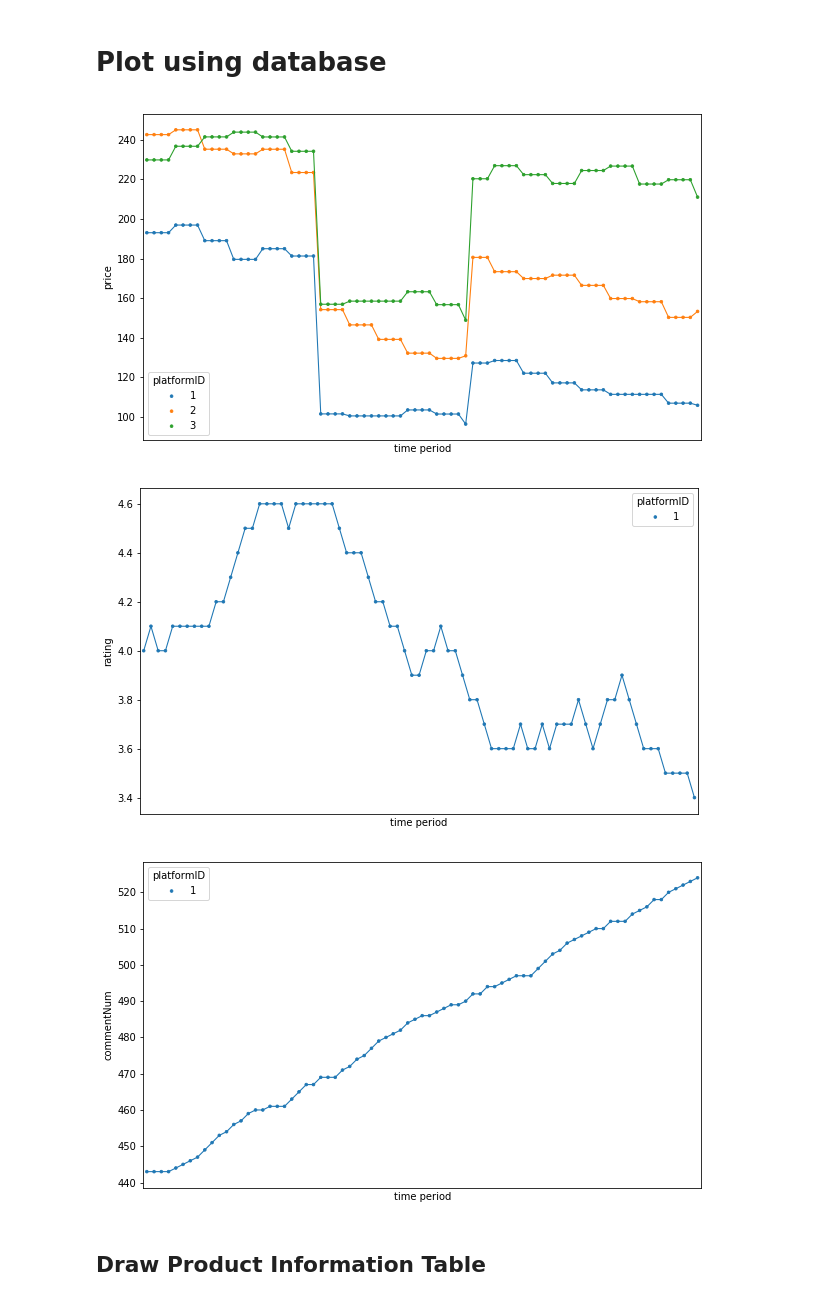
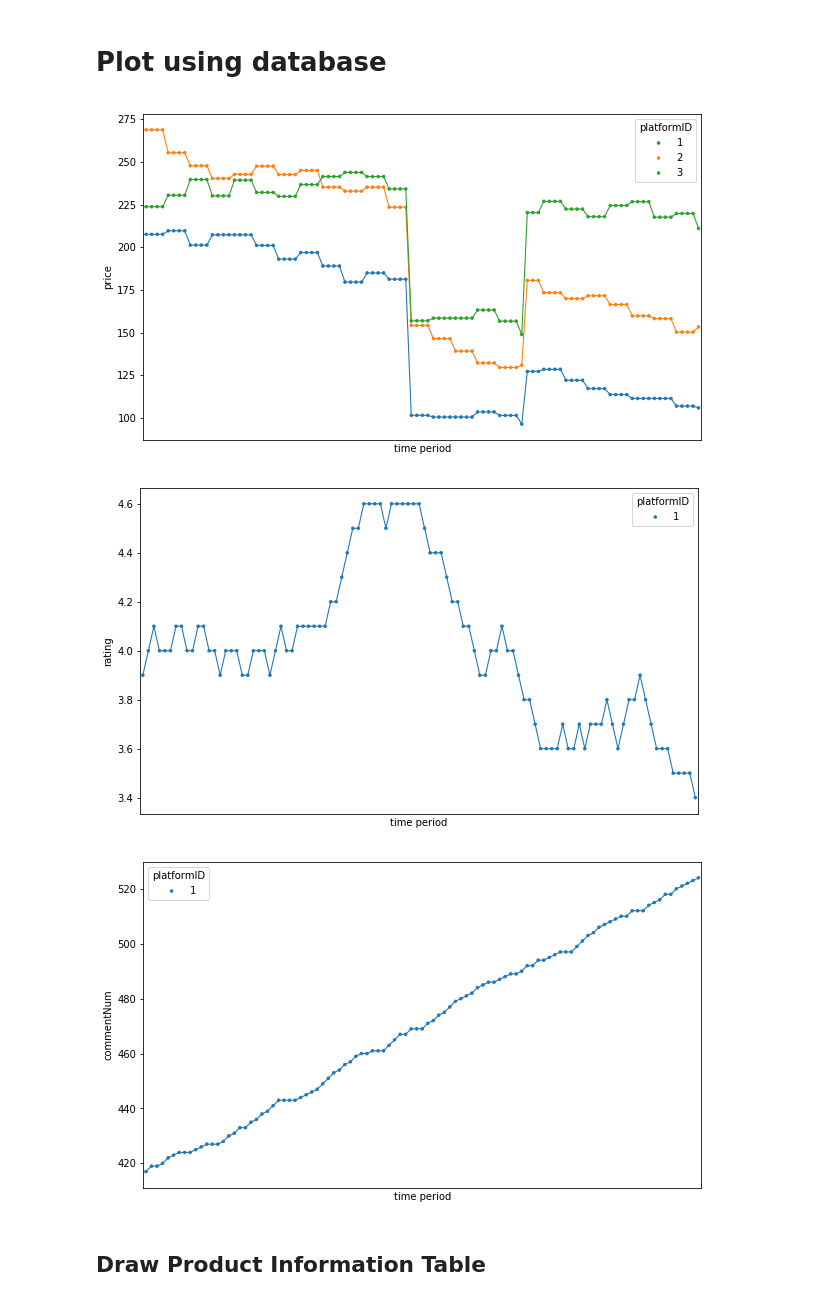
Before and after one commit to SarahXinyueLi/PaulFans-PriceCompare, a Jupyter notebook: Database and Plotting.ipynb, the cells around one changed output. Cells and saved outputs as stored; diff of their text form; code cells hidden in the pictures.

Commit message:
Modify plotting functions and table function

```diff
--- a/Database and Plotting.ipynb
+++ b/Database and Plotting.ipynb
@@ -421,37 +421,37 @@ database_df.to_csv('database.csv')
 # %% [markdown]
 # Plot using database
 # %%
-start_time = '2018-11-12'
+start_time = '2018-11-06'
 link = 'https://www.amazon.com/Samsung-Electronics-UN32M4500A-32-Inch-Smart/dp/B073JP6WK4/ref=sr_1_acs_bss_1_1?s=tv&ie=UTF8&qid=1543333023&sr=1-1-acs&keywords=samsung+tv'
 
 def graph_price(link, start_time):
     import pandas as pd
     import matplotlib.pyplot as plt
     import seaborn as sns
     database_df = pd.read_csv('database.csv',index_col=['Unnamed: 0'])
 
     # define productID based on link
     try:
         select_df = database_df[database_df['time']>=start_time]
         try:
             # get productID based on link
             productID = database_df['productID'][database_df['link'] == link][0]
             select_df = select_df[['time','platformID','price']][database_df['productID'] == productID]
             select_df = select_df.dropna(axis=0)
             # plot
             plt.figure(figsize=(10,6))
             g = sns.pointplot(y = select_df['price'],x = select_df['time'],hue = select_df['platformID'],scale=0.4)
             g.set(xticks=[])
             plt.xlabel('time period')
             plt.savefig('price.jpg')
         except:
             raise ValueError('Invalid Link')
     except:
         raise ValueError('Invalid Time')
 
 graph_price(link, start_time)
 # %% [output]
-[figure, old version]
+[figure, new version]
 # %%
 def graph_rating(link, start_time):
     import pandas as pd
@@ -464,7 +464,7 @@ def graph_rating(link, start_time):
         select_df = database_df[database_df['time']>=start_time]
         try:
             # get productID based on link
-            productID = database_df['productID'][database_df['link'] == link][0]
+            productID = list(database_df['productID'][database_df['link'] == link])[0]
             select_df = select_df[['time','platformID','rating']][database_df['productID'] == productID]
             select_df = select_df.dropna(axis=0)
             # plot
@@ -480,7 +480,7 @@ def graph_rating(link, start_time):
 
 graph_rating(link, start_time)
 # %% [output]
-[figure, old version]
+[figure, new version]
 # %%
 def graph_comment(link, start_time):
     import pandas as pd
@@ -493,7 +493,7 @@ def graph_comment(link, start_time):
         select_df = database_df[database_df['time']>=start_time]
         try:
             # get productID based on link
-            productID = database_df['productID'][database_df['link'] == link][0]
+            productID = list(database_df['productID'][database_df['link'] == link])[0]
             select_df = select_df[['time','platformID','commentNum']][database_df['productID'] == productID]
             select_df = select_df.dropna(axis=0)
             # plot
@@ -509,7 +509,7 @@ def graph_comment(link, start_time):
 
 graph_comment(link, start_time)
 # %% [output]
-[figure, old version]
+[figure, new version]
 # %% [markdown]
 ## Draw Product Information Table
 # %%
```
Also changed, not shown: parts of 2 cells of this notebook, 5 other files.
